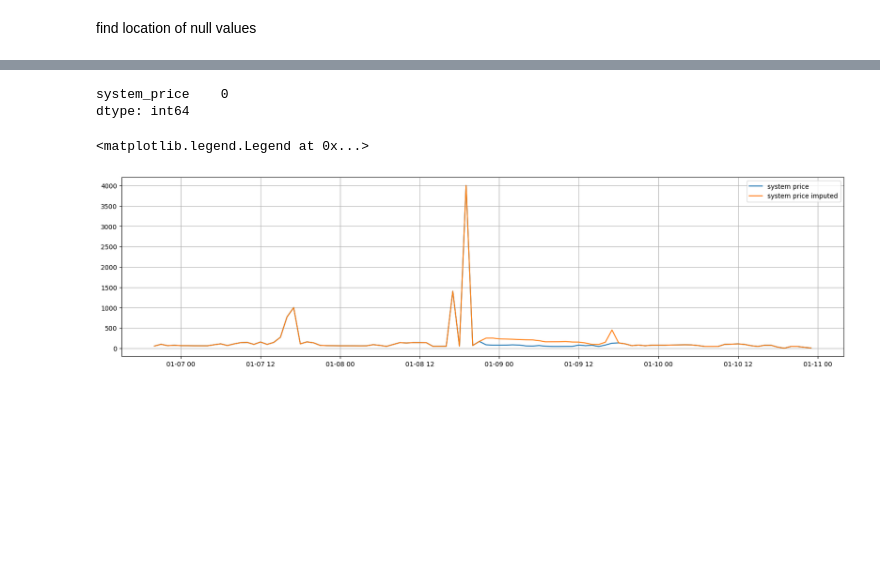
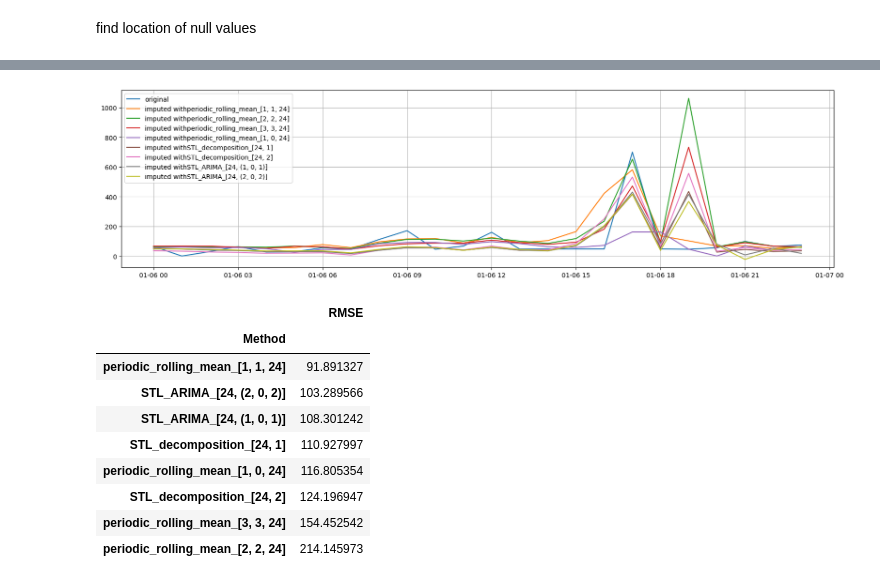
Before and after one commit to joshgowdyprog/GB-energy-trading, a Jupyter notebook: notebooks/exploratory-data-analysis.ipynb, the cells around one changed output, grey strips where cells are left out. Saved outputs shown, nothing was run; the diff lists cells and outputs as text; code cells hidden in the pictures; blank space fills up the shorter version.

```diff
--- a/notebooks/exploratory-data-analysis.ipynb
+++ b/notebooks/exploratory-data-analysis.ipynb
@@ -293 +165,15 @@ def STL_decompose_data(df, column, period:int):
+# %%
+methods=[('periodic_rolling_mean', {'window_start': 1, 'window_end': 1, 'period': 24}),
+         ('periodic_rolling_mean', {'window_start': 2, 'window_end': 2, 'period': 24}),
+         ('periodic_rolling_mean', {'window_start': 3, 'window_end': 3, 'period': 24}),
+         ('periodic_rolling_mean', {'window_start': 1, 'window_end': 0, 'period': 24}),
+         ('STL_decomposition', {'period': 24, 'iterations':1}),
+         ('STL_decomposition', {'period': 24, 'iterations':2}),
+         ('STL_ARIMA', {'period':24, 'ARIMA_order':(1,0,1)}),
+         ('STL_ARIMA', {'period':24, 'ARIMA_order':(2,0,2)})]
+# %%
+sample_imputed_dict={}
+for method, kwargs in methods:
+    imputer = Imputer(method, **kwargs)
+    sample_imputed_dict[method+'_'+str(list(kwargs.values()))]=imputer.impute(sample_missing, 'system_price')
 # %%
@@ -331,14 +184,0 @@ def impute_with_STL_decomposition(df, column, period:int, iterations:int=1):
-# %%
-sample_imputed = impute_with_STL_decomposition(sample_missing, 'system_price', period=24)
-print(sample_imputed.isnull().sum())
-# check if the imputed values are reasonable
-plt.figure(figsize=(20,5))
-plt.grid()
-plt.plot(sample.iloc[-100:], label='system price')
-plt.plot(sample_imputed.iloc[-100:], label='system price imputed')
-plt.legend(loc='best')
-# %% [output]
-system_price    0
-dtype: int64
-<matplotlib.legend.Legend at 0x...>
-[figure, removed]
@@ -357,0 +185,17 @@ def impute_missing_values(df, method='periodic rolling mean', method_params=[24,
+# %%
+plot_imputations(sample, sample_imputed_dict, dates_missing)
+# %% [output]
+[figure, added]
+# %%
+evaluate_imputations(sample, sample_imputed_dict, dates_missing)
+# %% [output]
+|  | RMSE |
+| Method |  |
+| periodic_rolling_mean_[1, 1, 24] | 91.891327 |
+| STL_ARIMA_[24, (2, 0, 2)] | 103.289566 |
+| STL_ARIMA_[24, (1, 0, 1)] | 108.301242 |
+| STL_decomposition_[24, 1] | 110.927997 |
+| periodic_rolling_mean_[1, 0, 24] | 116.805354 |
+| STL_decomposition_[24, 2] | 124.196947 |
+| periodic_rolling_mean_[3, 3, 24] | 154.452542 |
+| periodic_rolling_mean_[2, 2, 24] | 214.145973 |
```
Also changed, not shown: parts of 71 cells of this notebook, 8 other files.
